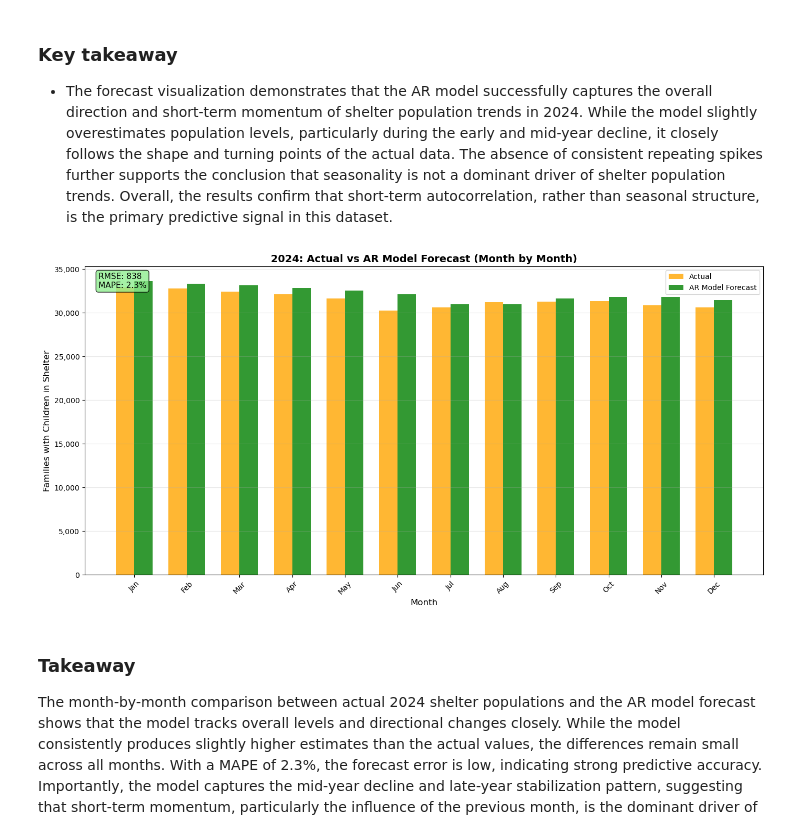
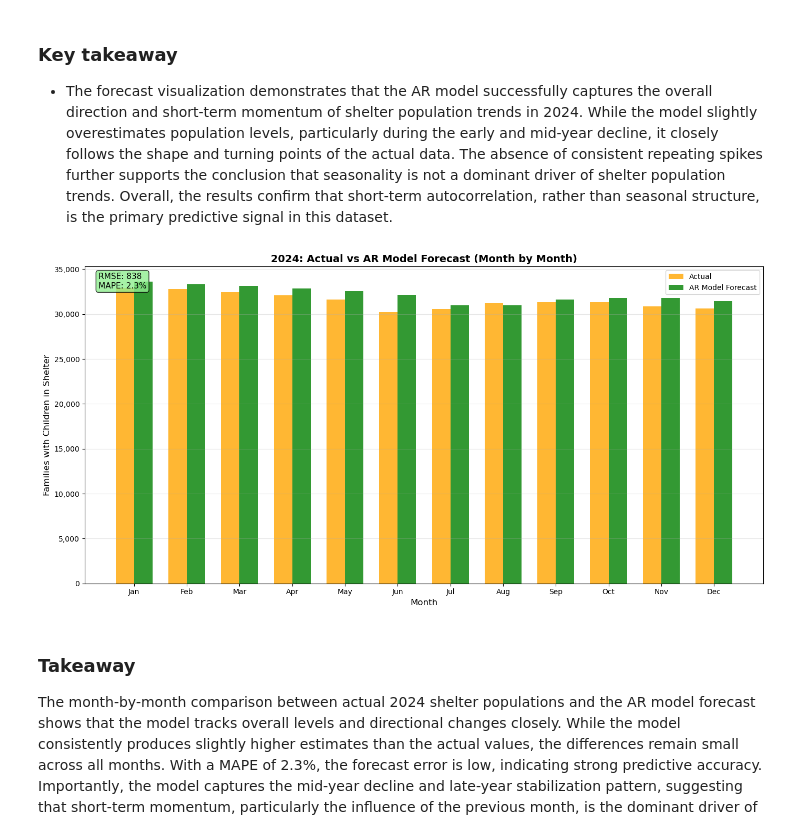
Before and after one commit to Angelk119/CID_Food_Access, a Jupyter notebook: python/notebooks/modeling/models.ipynb, the cells around one changed output. Cells and saved outputs as stored; diff of their text form; code cells hidden in the pictures.

```diff
--- a/python/notebooks/modeling/models.ipynb
+++ b/python/notebooks/modeling/models.ipynb
@@ -933,35 +974,35 @@ x_pos = np.arange(len(test_data))
 width = 0.35
 
 # Plotting the bars
 bars1 = ax2.bar(x_pos - width/2, test_data.values, width, label='Actual', color='orange', alpha=0.8)
 bars2 = ax2.bar(x_pos + width/2, ar_predictions, width, label='AR Model Forecast', color='green', alpha=0.8)
 
 # Formatting
 ax2.set_xlabel('Month', fontsize=12)
 ax2.set_ylabel('Families with Children in Shelter', fontsize=12)
 ax2.set_title('2024: Actual vs AR Model Forecast (Month by Month)', fontsize=14, fontweight='bold')
 
 # Setting X-axis labels
 ax2.set_xticks(x_pos)
 ax2.set_xticklabels(['Jan', 'Feb', 'Mar', 'Apr', 'May', 'Jun',
-                     'Jul', 'Aug', 'Sep', 'Oct', 'Nov', 'Dec'], rotation=45)
+                     'Jul', 'Aug', 'Sep', 'Oct', 'Nov', 'Dec'], rotation=0)
 
 ax2.legend(fontsize=10)
 ax2.grid(True, alpha=0.3, axis='y')
 
 # Add thousands separator to y-axis
 ax2.get_yaxis().set_major_formatter(plt.FuncFormatter(lambda x, p: f'{x:,.0f}'))
 
 # Add performance annotation
 ax2.annotate(f'RMSE: {ar_rmse:,.0f}\nMAPE: {ar_mape:.1f}%',
              xy=(0.02, 0.98), xycoords='axes fraction',
              ha='left', va='top', fontsize=11,
              bbox=dict(boxstyle='round', facecolor='lightgreen', alpha=0.8))
 
 plt.tight_layout()
 plt.show()
 # %% [output]
-[figure, old version]
+[figure, new version]
 # %% [markdown]
 ### Takeaway
 The month-by-month comparison between actual 2024 shelter populations and the AR model forecast shows that the model tracks overall levels and directional changes closely. While the model consistently produces slightly higher estimates than the actual values, the differences remain small across all months. With a MAPE of 2.3%, the forecast error is low, indicating strong predictive accuracy. Importantly, the model captures the mid-year decline and late-year stabilization pattern, suggesting that short-term momentum, particularly the influence of the previous month, is the dominant driver of shelter population trends rather than strong seasonal effects. Overall, the AR model provides a stable and reliable forecast for planning purposes.
```
Also changed, not shown: parts of 14 cells of this notebook.
